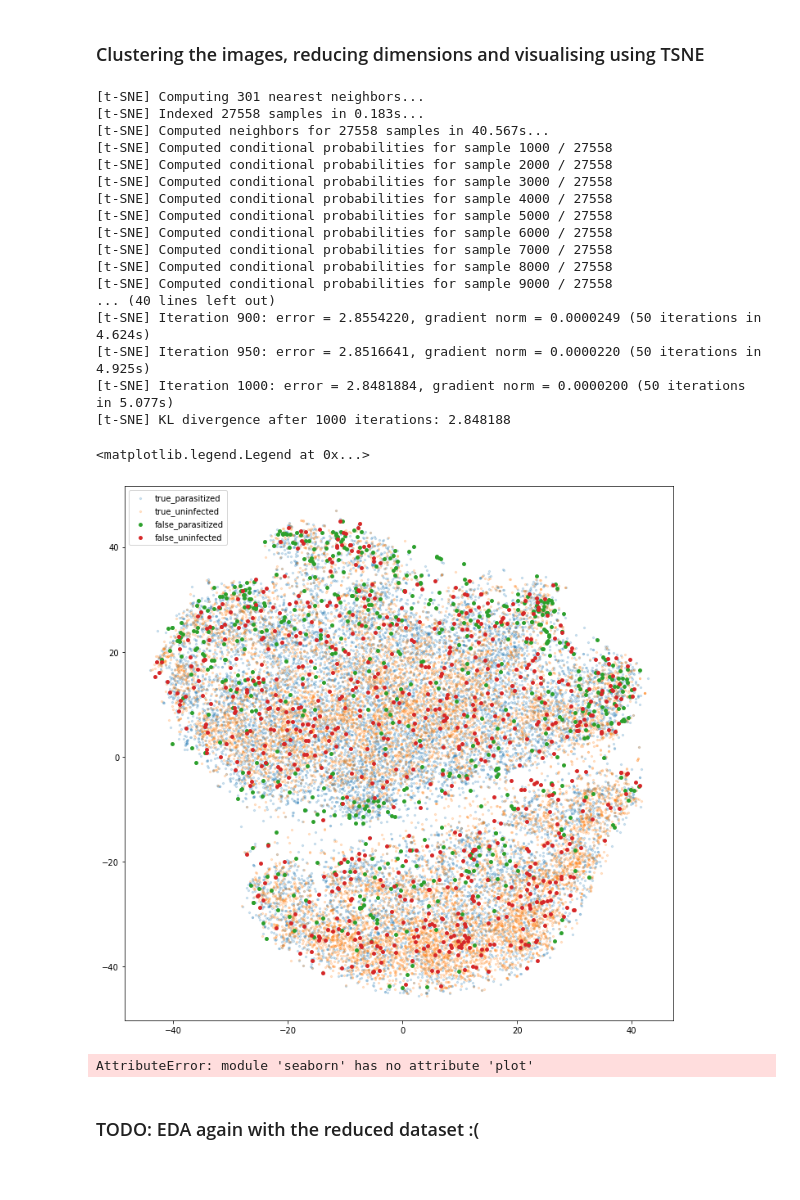
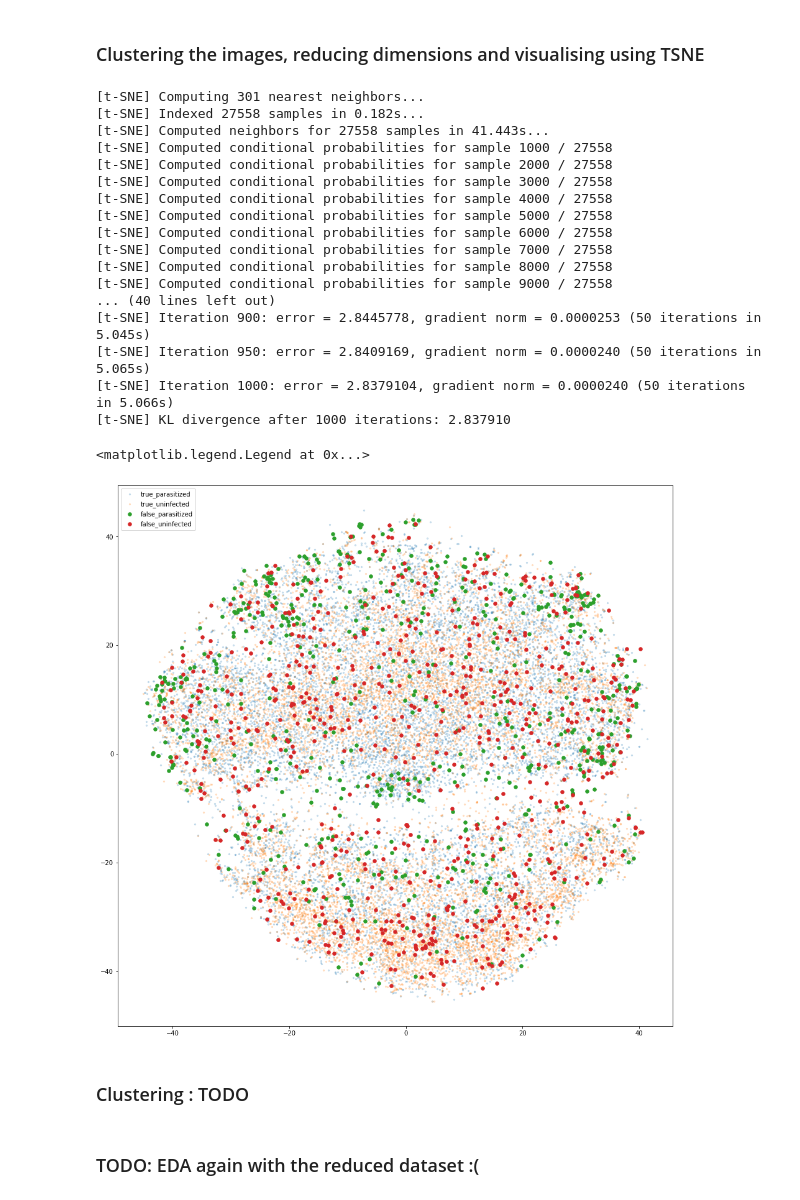
Before and after one commit to madhava20217/Malaria-Detection-from-Cells, a Jupyter notebook: EDA/eda.ipynb, the cells around one changed output. Cells and saved outputs as stored; diff of their text form; code cells hidden in the pictures.

Commit message:
added TODOs

```diff
--- a/EDA/eda.ipynb
+++ b/EDA/eda.ipynb
@@ -61,15 +58,0 @@ for dataset in [true_uninfected, false_uninfected]:
-# %%
-def load_images(path_arr, width = 50, height = 50, IMAGE_MODE = 1):
-    '''Reads and loads images into a numpy array
-    Returns: a numpy array
-
-    Arguments:
-
-    1. path_arr: array containing paths to the images
-    2. IMAGE_MODE: the state of the images - 1 for Colour, 0 for GrayScale, as per opencv2 documentation'''
-    arr = []
-    for path in path_arr:
-        resized = cv2.imread(path, IMAGE_MODE)
-        resized = cv2.resize(resized, (width, height))
-        arr.append(resized)
-    return np.array(arr)
@@ -134,0 +144,20 @@ print(image_array.shape, image_array.dtype)
+# %%
+def load_images(path_arr, resize = True, width = 50, height = 50, IMAGE_MODE = 1):
+    '''Reads and loads images into a numpy array
+    Returns: a numpy array
+
+    Arguments:
+
+    1. path_arr: array containing paths to the images
+    2. resize: whether to resize the image
+    3. width : width of the resized image
+    4. height: height of the resized image
+    5 . IMAGE_MODE: the state of the images - 1 for Colour, 0 for GrayScale, as per opencv2 documentation'''
+
+    arr = []
+    for path in path_arr:
+        resized = cv2.imread(path, IMAGE_MODE)
+        if resize:
+            resized = cv2.resize(resized, (width, height))
+        arr.append(resized)
+    return np.array(arr)
@@ -135,4 +168,10 @@ print(image_array.shape, image_array.dtype)
 # %%
+#resizing using
+height = 50
+width = 50
+
+image_array = load_images(images.ImagePath.to_numpy(), resize = True, height = height, width = width)/255.0
+
 dims = image_array.shape[1:]
 shape = 1
 for x in dims:
@@ -165,8 +204,8 @@ fit_df.columns = ['x', 'y']
 fit_df['label'] = images['status']
 # %% [output]
 [t-SNE] Computing 301 nearest neighbors...
-[t-SNE] Indexed 27558 samples in 0.183s...
-[t-SNE] Computed neighbors for 27558 samples in 40.567s...
+[t-SNE] Indexed 27558 samples in 0.182s...
+[t-SNE] Computed neighbors for 27558 samples in 41.443s...
 [t-SNE] Computed conditional probabilities for sample 1000 / 27558
 [t-SNE] Computed conditional probabilities for sample 2000 / 27558
 [t-SNE] Computed conditional probabilities for sample 3000 / 27558
@@ -177,35 +216,33 @@ fit_df['label'] = images['status']
 [t-SNE] Computed conditional probabilities for sample 8000 / 27558
 [t-SNE] Computed conditional probabilities for sample 9000 / 27558
 ... (40 lines left out)
-[t-SNE] Iteration 900: error = 2.8554220, gradient norm = 0.0000249 (50 iterations in 4.624s)
-[t-SNE] Iteration 950: error = 2.8516641, gradient norm = 0.0000220 (50 iterations in 4.925s)
-[t-SNE] Iteration 1000: error = 2.8481884, gradient norm = 0.0000200 (50 iterations in 5.077s)
-[t-SNE] KL divergence after 1000 iterations: 2.848188
+[t-SNE] Iteration 900: error = 2.8445778, gradient norm = 0.0000253 (50 iterations in 5.045s)
+[t-SNE] Iteration 950: error = 2.8409169, gradient norm = 0.0000240 (50 iterations in 5.065s)
+[t-SNE] Iteration 1000: error = 2.8379104, gradient norm = 0.0000240 (50 iterations in 5.066s)
+[t-SNE] KL divergence after 1000 iterations: 2.837910
 # %%
-plt.figure(figsize = (12, 12))
+plt.figure(figsize = (16, 16))
 
 
 for val in ['true_parasitized', 'true_uninfected']:
     plt.scatter(fit_df[fit_df.label == val].x,
                 fit_df[fit_df.label == val].y,
                 s = 5,
                 alpha = 0.2,
                 label = val)
 
 for val in ['false_parasitized', 'false_uninfected']:
     plt.scatter(fit_df[fit_df.label == val].x,
                 fit_df[fit_df.label == val].y,
-                s = 15,
+                s = 30,
                 alpha = 1,
                 label = val)
 
 plt.legend(loc = 'upper left')
 # %% [output]
 <matplotlib.legend.Legend at 0x...>
-[figure, old version]
+[figure, new version]
-# %%
-sns.plot
-# %% [output]
-AttributeError: module 'seaborn' has no attribute 'plot'
+# %% [markdown]
+### Clustering : TODO
 # %% [markdown]
 ### TODO: EDA again with the reduced dataset :(
```
Also changed, not shown: parts of 21 cells of this notebook.
